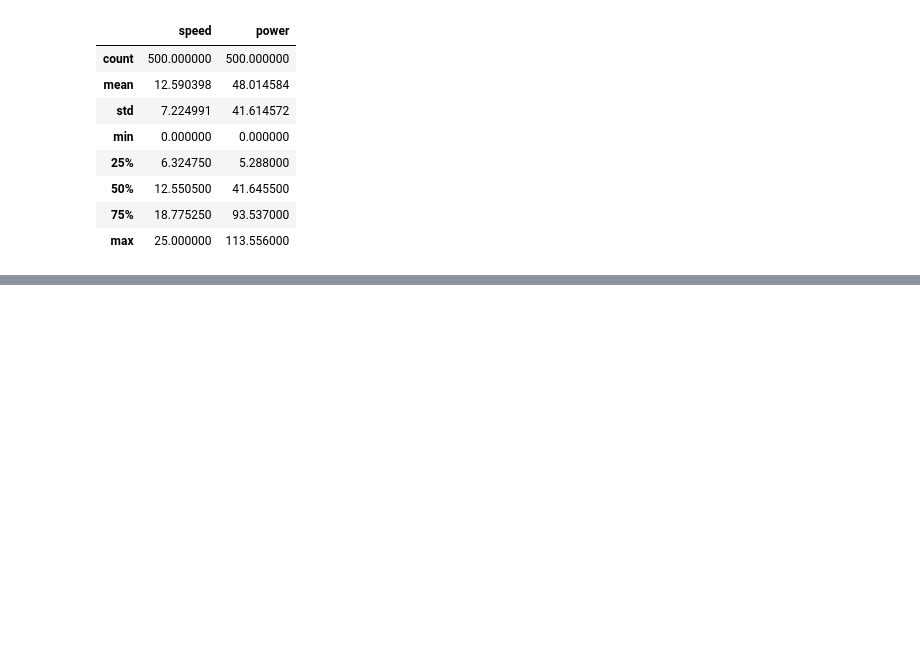
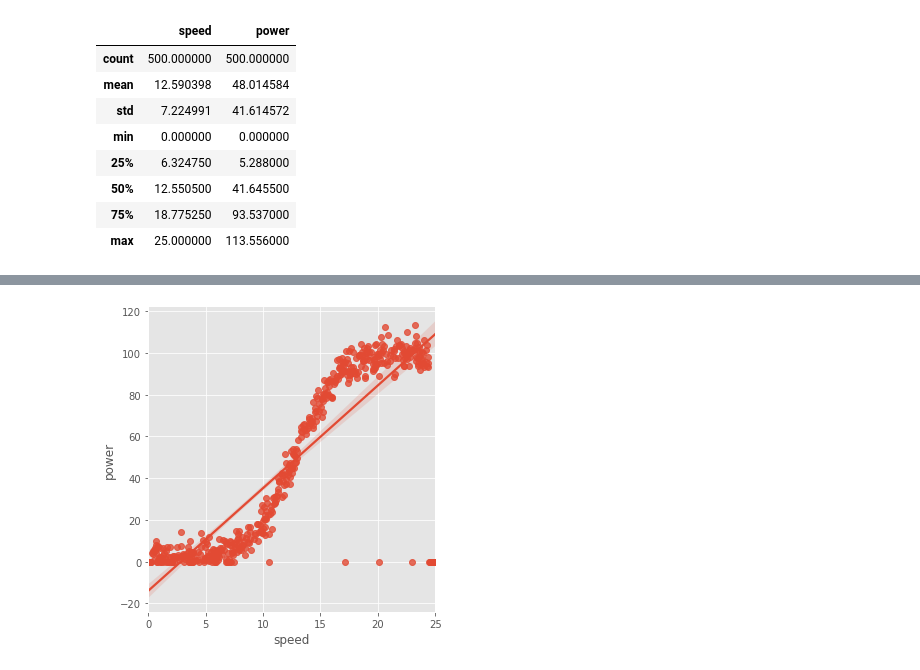
Before and after one commit to declanohara123/Wind-Turbine, a Jupyter notebook: Linear Regression of Wind Turbine Power Output.ipynb, the cells around one changed output, grey strips where cells are left out. Cells and saved outputs as stored; diff of their text form; code cells hidden in the pictures; blank space fills up the shorter version.

```diff
--- a/Linear Regression of Wind Turbine Power Output.ipynb
+++ b/Linear Regression of Wind Turbine Power Output.ipynb
@@ -54,0 +39,4 @@ sns.relplot(data=df, x="speed", y="power")
+# %%
+sns.lmplot(x="speed", y="power", data=df);
+# %% [output]
+[figure, added]
```
Also changed, not shown: parts of 7 cells of this notebook.
